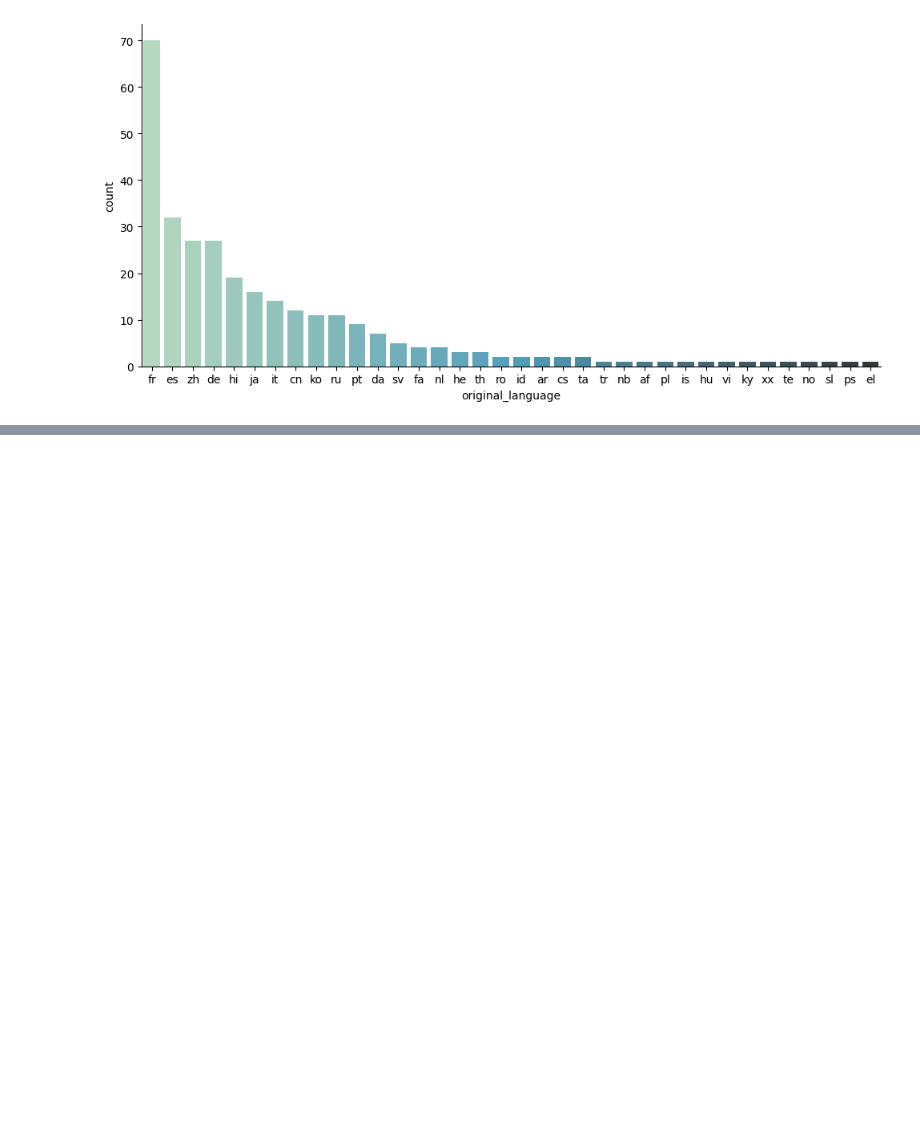
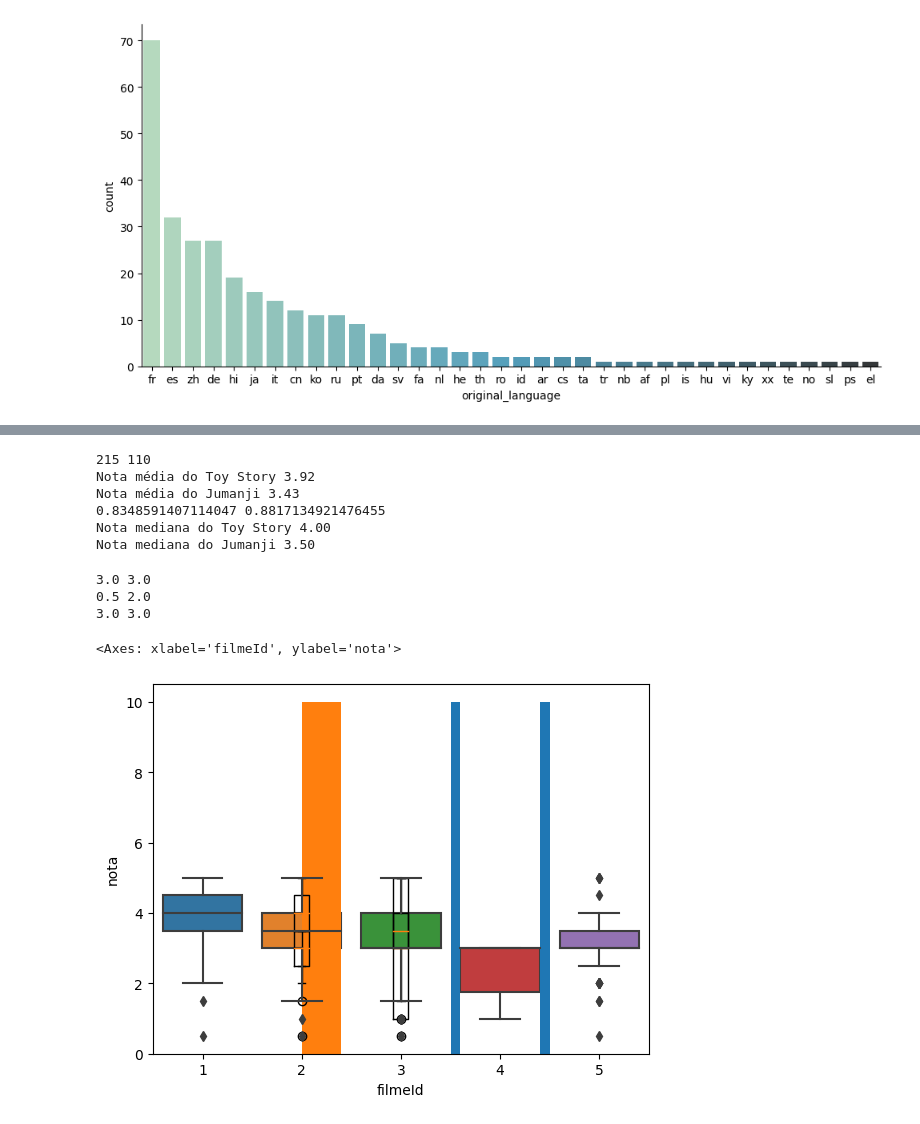
Before and after one commit to danielscremim/DataScience_PB_Alura, a Jupyter notebook: Introdução_a_Data_Science.ipynb, the cells around one changed output, grey strips where cells are left out. Saved outputs shown, nothing was run; the diff lists cells and outputs as text; code cells hidden in the pictures; blank space fills up the shorter version.

```diff
--- a/Introdução_a_Data_Science.ipynb
+++ b/Introdução_a_Data_Science.ipynb
@@ -349,0 +364,48 @@ sns.catplot(x = "original_language", kind="count",
+# %%
+"""# Revisando o papel da média, mediana, medidas de tendência central, dispersão, desvio padrão, box plot, histograma"""
+
+filmes.head(2)
+
+notas_do_toy_story = notas.query("filmeId==1")
+notas_do_jumanji = notas.query("filmeId==2")
+print(len(notas_do_toy_story), len(notas_do_jumanji))
+
+print("Nota média do Toy Story %.2f" % notas_do_toy_story.nota.mean())
+print("Nota média do Jumanji %.2f" % notas_do_jumanji.nota.mean())
+
+print(notas_do_toy_story.nota.std(), notas_do_jumanji.nota.std())
+
+print("Nota mediana do Toy Story %.2f" % notas_do_toy_story.nota.median())
+print("Nota mediana do Jumanji %.2f" % notas_do_jumanji.nota.median())
+# %% [output]
+215 110
+Nota média do Toy Story 3.92
+Nota média do Jumanji 3.43
+0.8348591407114047 0.8817134921476455
+Nota mediana do Toy Story 4.00
+Nota mediana do Jumanji 3.50
+# %%
+import numpy as np
+
+filme1 = np.append(np.array([2.5] * 10), np.array([3.5] * 10))
+filme2 = np.append(np.array([5] * 10), np.array([1] * 10))
+
+print(filme1.mean(), filme2.mean())
+print(np.std(filme1), np.std(filme2))
+print(np.median(filme1), np.median(filme2))
+# %% [output]
+3.0 3.0
+0.5 2.0
+3.0 3.0
+# %%
+plt.hist(filme1)
+plt.hist(filme2)
+
+plt.boxplot([filme1, filme2])
+
+plt.boxplot([notas_do_toy_story.nota, notas_do_jumanji.nota])
+
+sns.boxplot(x = "filmeId", y = "nota", data = notas.query("filmeId in [1,2,3,4,5]"))
+# %% [output]
+<Axes: xlabel='filmeId', ylabel='nota'>
+[figure, added]
```
Also changed, not shown: parts of 4 cells of this notebook.
